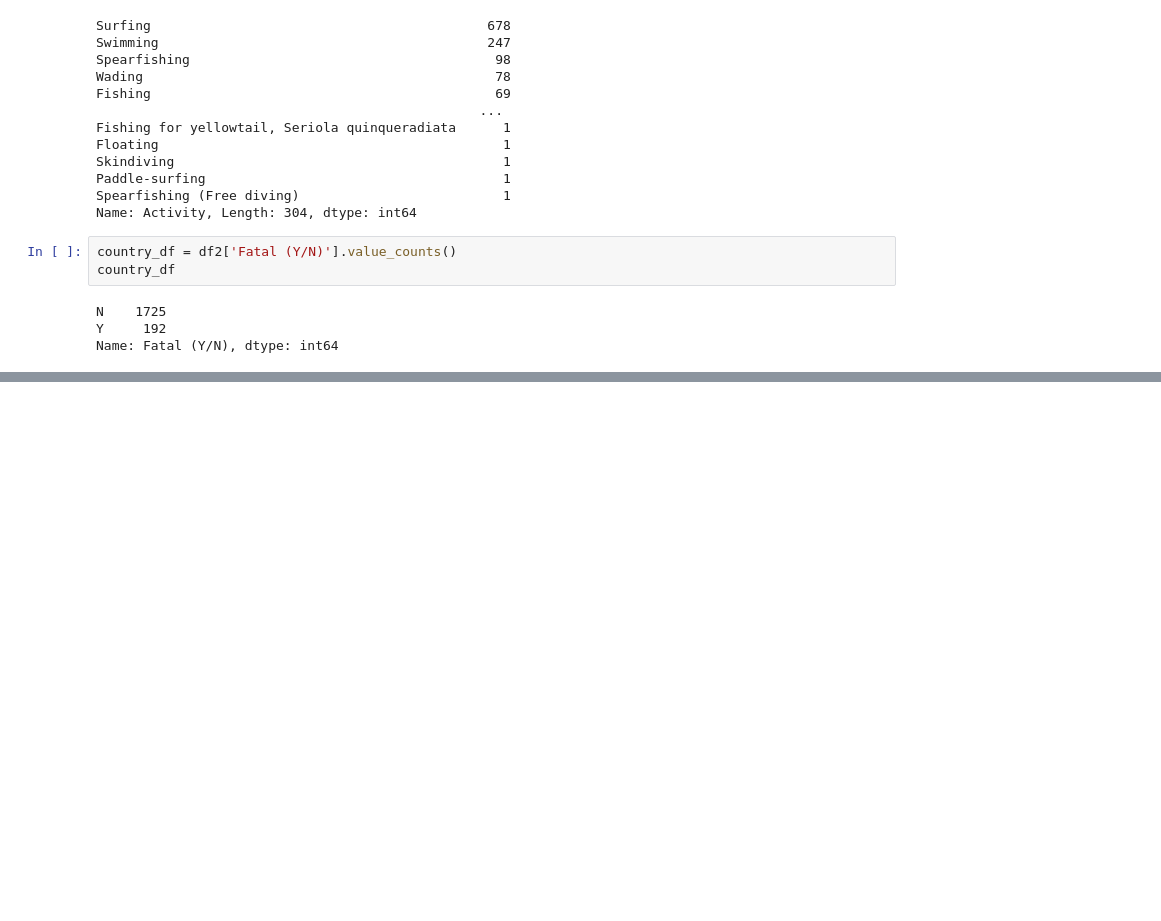
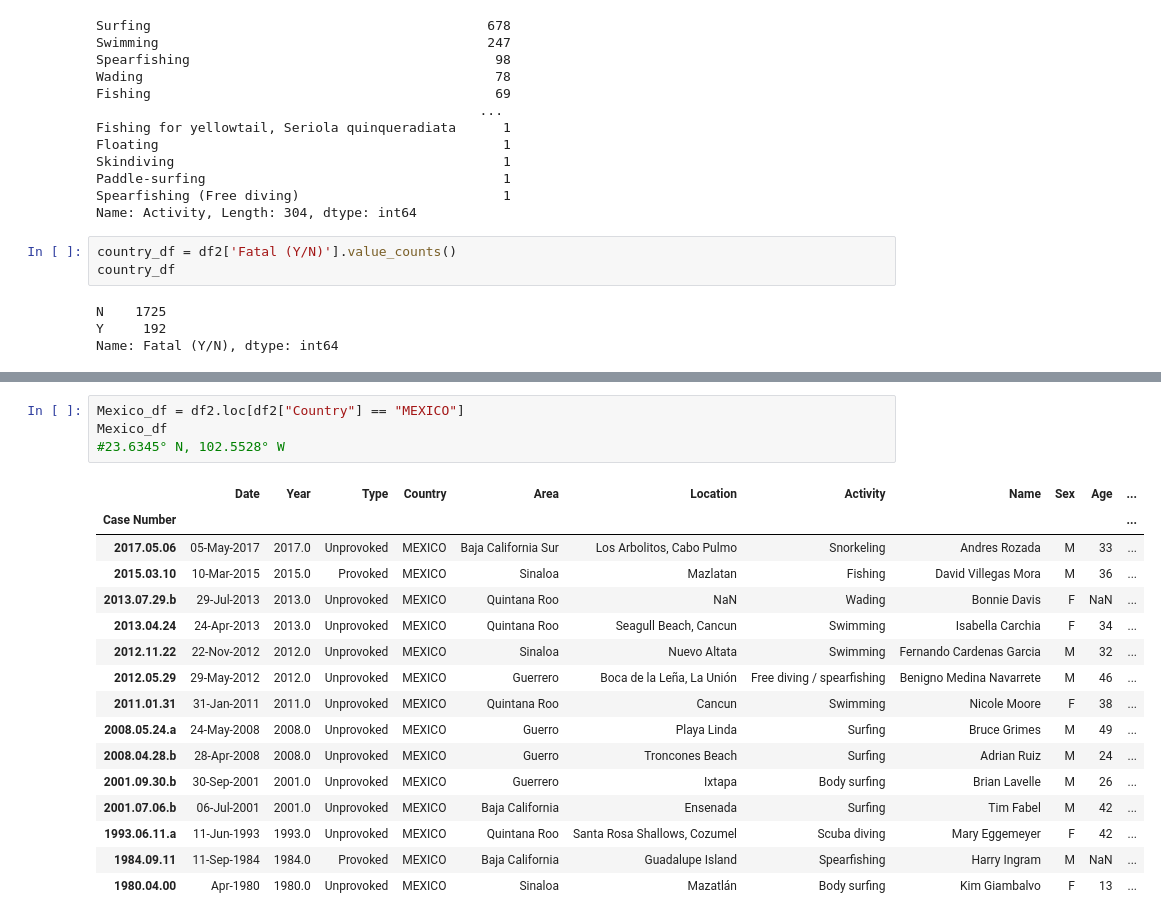
Before and after one commit to ElizaDeBarros/Project-2-Repo, a Jupyter notebook: data/sam.ipynb, the cells around one changed output, grey strips where cells are left out. Drawn from its saved outputs; the diff is of its cells as text; blank space fills up the shorter version.

```diff
--- a/data/sam.ipynb
+++ b/data/sam.ipynb
@@ -291,0 +436,21 @@ country_df
+# %%
+Mexico_df = df2.loc[df2["Country"] == "MEXICO"]
+Mexico_df
+#23.6345° N, 102.5528° W
+# %% [output]
+|  | Date | Year | Type | Country | Area | Location | Activity | Name | Sex | Age | ... |
+| Case Number |  |  |  |  |  |  |  |  |  |  | ... |
+| 2017.05.06 | 05-May-2017 | 2017.0 | Unprovoked | MEXICO | Baja California Sur | Los Arbolitos, Cabo Pulmo | Snorkeling | Andres Rozada | M | 33 | ... |
+| 2015.03.10 | 10-Mar-2015 | 2015.0 | Provoked | MEXICO | Sinaloa | Mazlatan | Fishing | David Villegas Mora | M | 36 | ... |
+| 2013.07.29.b | 29-Jul-2013 | 2013.0 | Unprovoked | MEXICO | Quintana Roo | NaN | Wading | Bonnie Davis | F | NaN | ... |
+| 2013.04.24 | 24-Apr-2013 | 2013.0 | Unprovoked | MEXICO | Quintana Roo | Seagull Beach, Cancun | Swimming | Isabella Carchia | F | 34 | ... |
+| 2012.11.22 | 22-Nov-2012 | 2012.0 | Unprovoked | MEXICO | Sinaloa | Nuevo Altata | Swimming | Fernando Cardenas Garcia | M | 32 | ... |
+| 2012.05.29 | 29-May-2012 | 2012.0 | Unprovoked | MEXICO | Guerrero | Boca de la Leña, La Unión | Free diving / spearfishing | Benigno Medina Navarrete | M | 46 | ... |
+| 2011.01.31 | 31-Jan-2011 | 2011.0 | Unprovoked | MEXICO | Quintana Roo | Cancun | Swimming | Nicole Moore | F | 38 | ... |
+| 2008.05.24.a | 24-May-2008 | 2008.0 | Unprovoked | MEXICO | Guerro | Playa Linda | Surfing | Bruce Grimes | M | 49 | ... |
+| 2008.04.28.b | 28-Apr-2008 | 2008.0 | Unprovoked | MEXICO | Guerro | Troncones Beach | Surfing | Adrian Ruiz | M | 24 | ... |
+| 2001.09.30.b | 30-Sep-2001 | 2001.0 | Unprovoked | MEXICO | Guerrero | Ixtapa | Body surfing | Brian Lavelle | M | 26 | ... |
+| 2001.07.06.b | 06-Jul-2001 | 2001.0 | Unprovoked | MEXICO | Baja California | Ensenada | Surfing | Tim Fabel | M | 42 | ... |
+| 1993.06.11.a | 11-Jun-1993 | 1993.0 | Unprovoked | MEXICO | Quintana Roo | Santa Rosa Shallows, Cozumel | Scuba diving | Mary Eggemeyer | F | 42 | ... |
+| 1984.09.11 | 11-Sep-1984 | 1984.0 | Provoked | MEXICO | Baja California | Guadalupe Island | Spearfishing | Harry Ingram | M | NaN | ... |
+| 1980.04.00 | Apr-1980 | 1980.0 | Unprovoked | MEXICO | Sinaloa | Mazatlán | Body surfing | Kim Giambalvo | F | 13 | ... |
```
Also changed, not shown: parts of 71 cells of this notebook.
